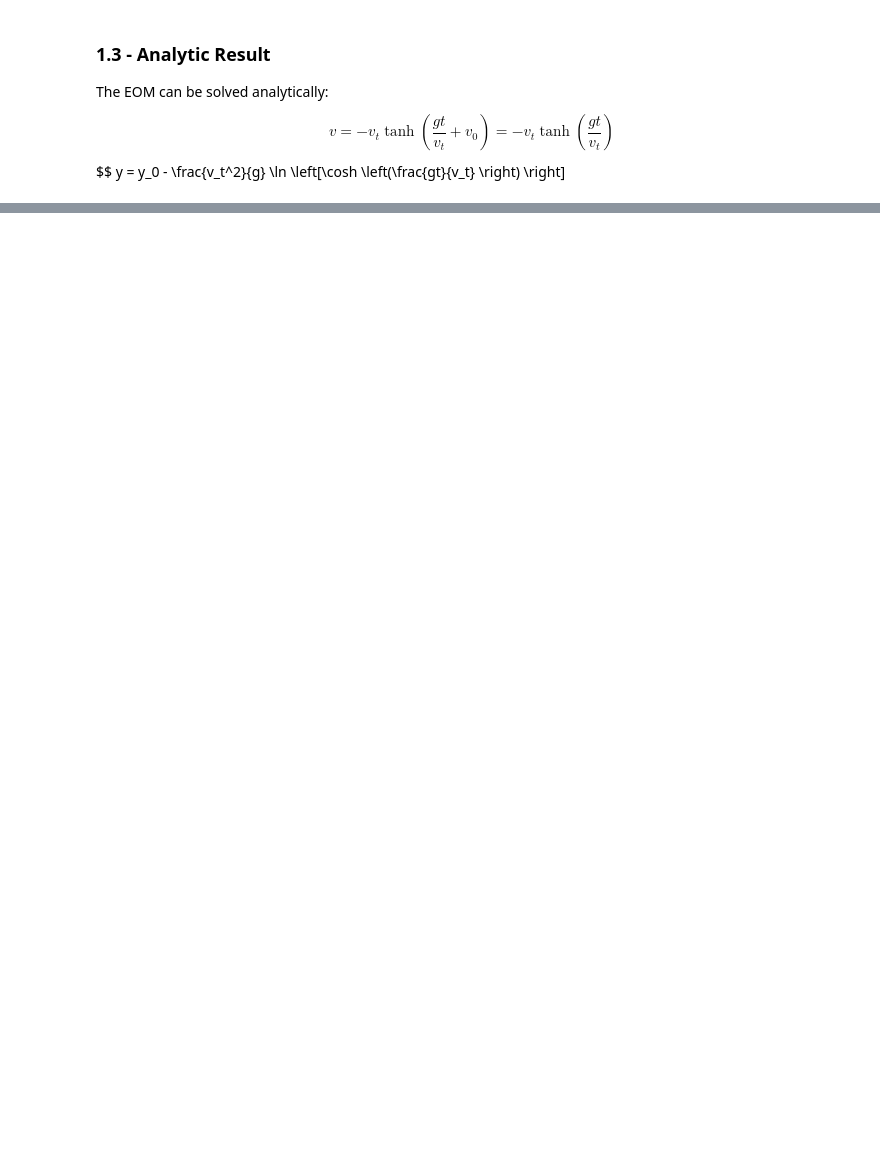
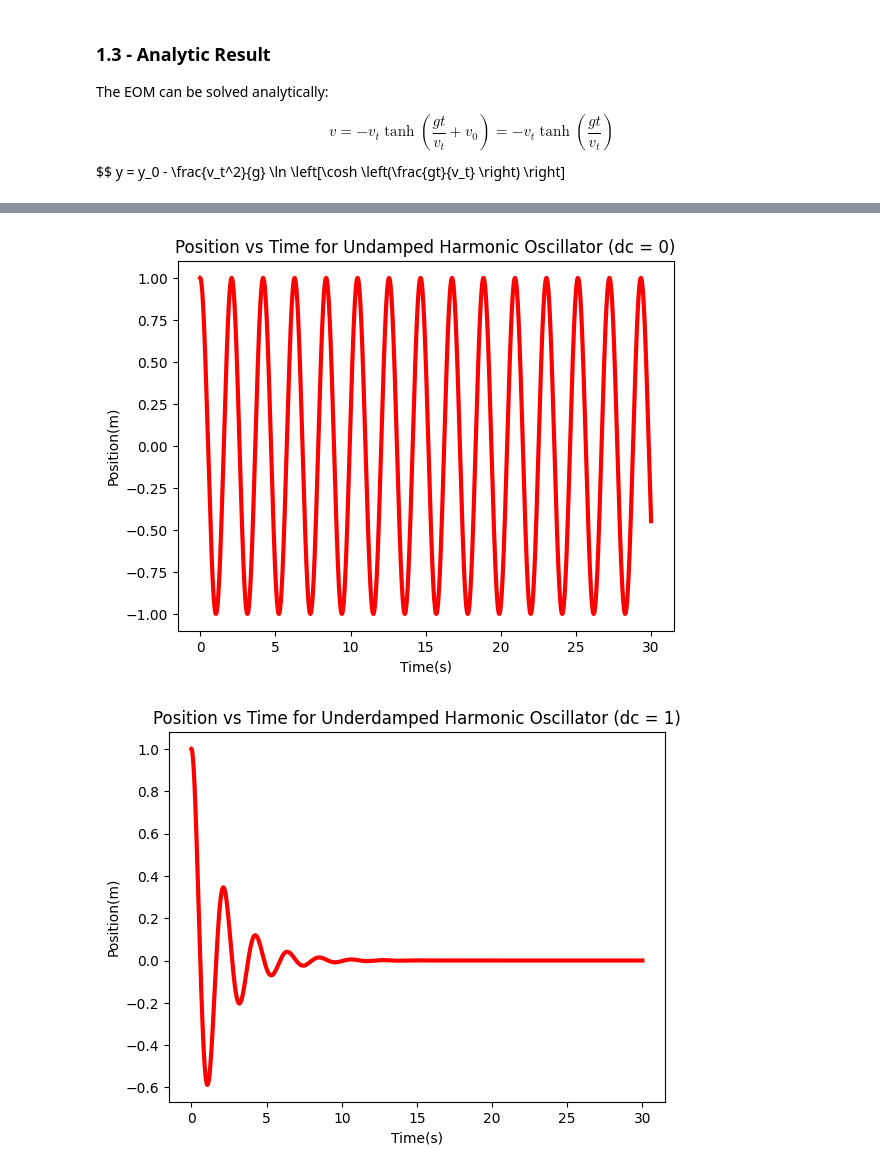
Before and after one commit to JacobGraham6489/physics-7321, a Jupyter notebook: Homeworks/HW2 Jacob Graham.ipynb, the cells around one changed output, grey strips where cells are left out. Cells and saved outputs as stored; diff of their text form; code cells hidden in the pictures; blank space fills up the shorter version.

```diff
--- a/Homeworks/HW2 Jacob Graham.ipynb
+++ b/Homeworks/HW2 Jacob Graham.ipynb
@@ -156,2 +192,40 @@ def euler_solver(dt): # function to solve EOM using Euler method given force fun
 # %%
-#4.2
+#4.2 (damped frequency vs natural frequency)
+
+''' From the exact solution, the damped frequency is given by df = sqrt(nf^2 - (dc^2)/4), so the larger the damping coefficient, the smaller the damped frequency and the longer the period of oscillation. This is consistent with the numerical plots below. '''
+
+dc = 0
+ts, xs_euler = symplectic_euler_solver(nf, dc, t_0, x_0, v_0, dt, T)
+plt.plot(ts, xs_euler, color="#FF0000", ls='-', lw=3)
+plt.xlabel('Time(s)')
+plt.ylabel('Position(m)')
+plt.title('Position vs Time for Undamped Harmonic Oscillator (dc = 0)')
+plt.show()
+
+for dc in [1, 2, 3, 4]: # underdamped cases (dc < 2*nf = 6), system oscillates with decreasing amplitude
+    ts, xs_euler = symplectic_euler_solver(nf, dc, t_0, x_0, v_0, dt, T)
+    plt.plot(ts, xs_euler, color="#FF0000", ls='-', lw=3)
+    plt.xlabel('Time(s)')
+    plt.ylabel('Position(m)')
+    plt.title(f'Position vs Time for Underdamped Harmonic Oscillator (dc = {dc})')
+    plt.show()
+
+dc = 6 # critically damped case (dc = 2*nf), system returns to equilibrium as quickly as possible without oscillating
+ts, xs_euler = symplectic_euler_solver(nf, dc, t_0, x_0, v_0, dt, T)
+plt.plot(ts, xs_euler, color="#FF0000", ls='-', lw=3)
+plt.xlabel('Time(s)')
+plt.ylabel('Position(m)')
+plt.title('Position vs Time for Crtiically Damped Harmonic Oscillator (dc = 6)')
+plt.show()
+
+
+dc = 10 # overdamped case (dc > 2*(nf)), system returns to equilibrium without oscillating, but slower than in critically damped case
+ts, xs_euler = symplectic_euler_solver(nf, dc, t_0, x_0, v_0, dt, T)
+plt.plot(ts, xs_euler, color="#FF0000", ls='-', lw=3)
+plt.xlabel('Time(s)')
+plt.ylabel('Position(m)')
+plt.title('Position vs Time for Overdamped Harmonic Oscillator (dc = 10)')
+plt.show()
+# %% [output]
+[figure, added]
+[figure, added]
```
Also changed, not shown: parts of 9 cells of this notebook.
